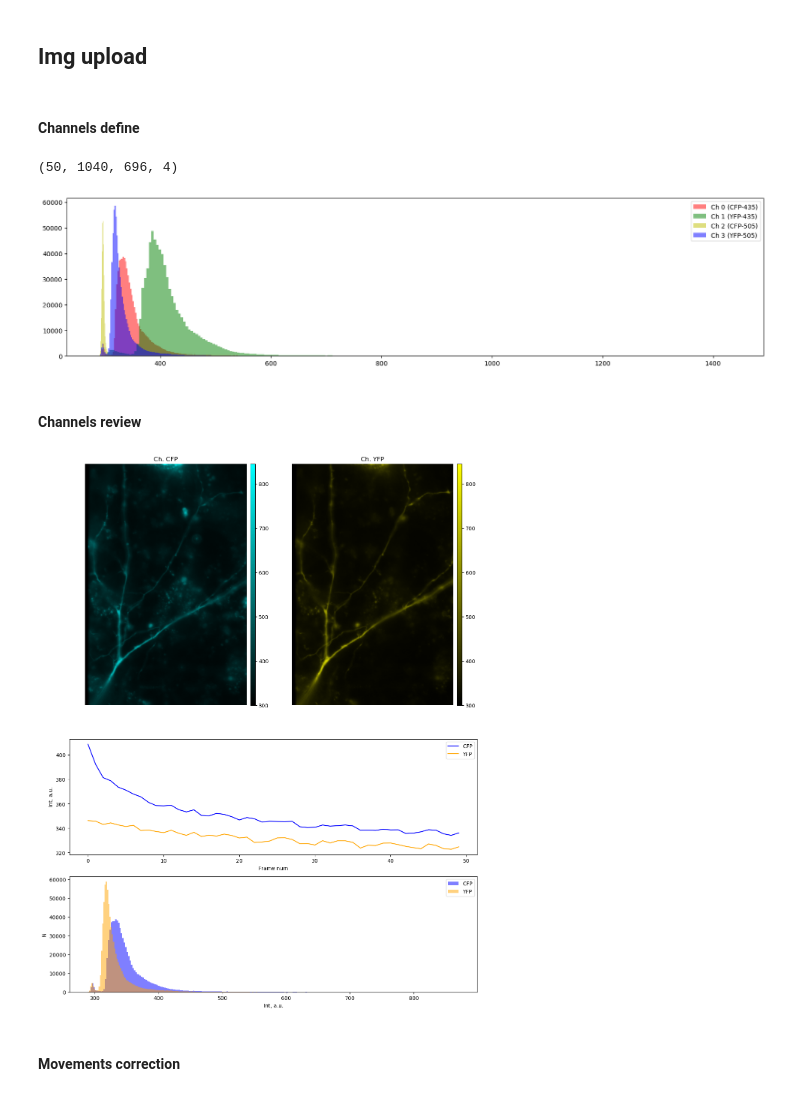
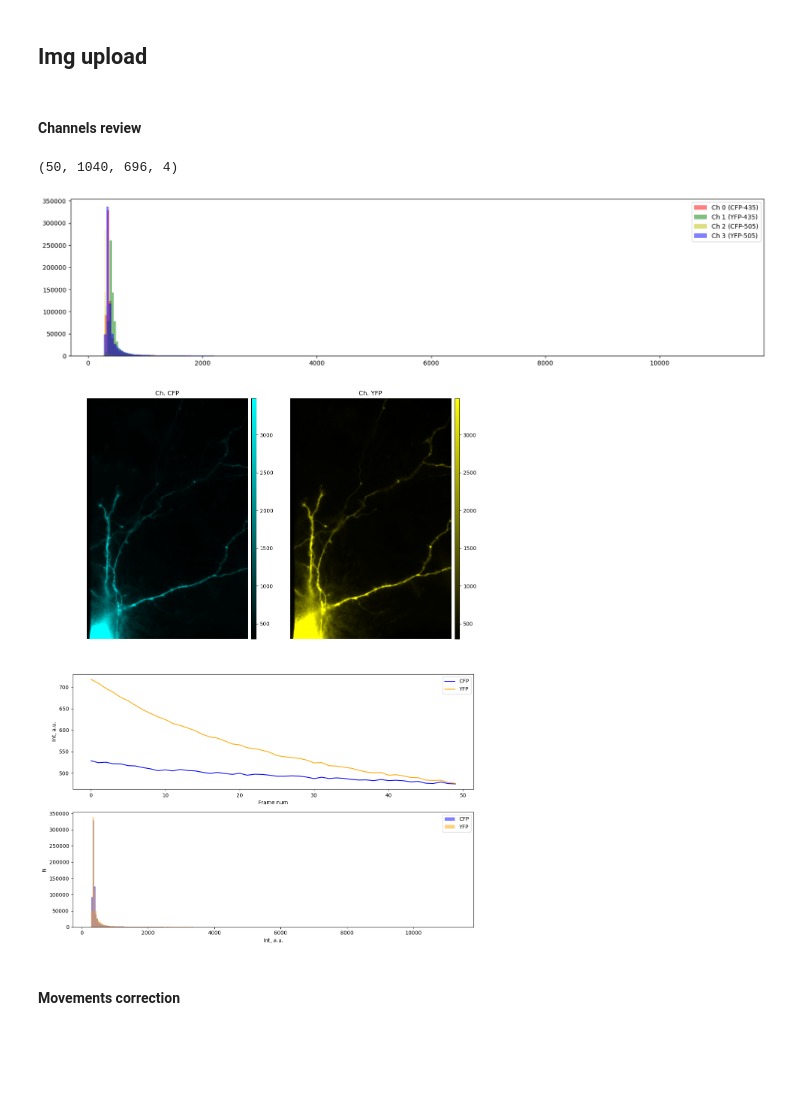
Before and after one commit to wisstock/LTData, a Jupyter notebook: cfp_yfp.ipynb, the cells around one changed output. Drawn from its saved outputs; the diff is of its cells as text; code cells hidden in the pictures; blank space fills up the shorter version.

```diff
--- a/cfp_yfp.ipynb
+++ b/cfp_yfp.ipynb
@@ -107,37 +107,35 @@ def plot_linearmap(cdict):
 # plot_linearmap(dict_red)
 # %% [markdown]
 ## Img upload
-# %% [markdown]
-#### Channels define
-# %%
-img_raw = io.imread('08_good.tif')
-print(img_raw.shape)
-
-img_cfp_raw = img_raw[:,:,:,0]
-img_yfp_raw = img_raw[:,:,:,3]
-
-ch0_ctrl = np.mean(img_raw[:,:,:,0], axis=0)
-ch1_ctrl = np.mean(img_raw[:,:,:,1], axis=0)
-ch2_ctrl = np.mean(img_raw[:,:,:,2], axis=0)
-ch3_ctrl = np.mean(img_raw[:,:,:,3], axis=0)
-
-
-plt.figure(figsize=(20,10))
-
-ax0 = plt.subplot(211)
-ax0.hist(ch0_ctrl.ravel(), bins=256, alpha=.5, label='Ch 0 (CFP-435)', color='r')
-ax0.hist(ch1_ctrl.ravel(), bins=256, alpha=.5, label='Ch 1 (YFP-435)', color='g')
-ax0.hist(ch2_ctrl.ravel(), bins=256, alpha=.5, label='Ch 2 (CFP-505)', color='y')
-ax0.hist(ch3_ctrl.ravel(), bins=256, alpha=.5, label='Ch 3 (YFP-505)', color='b')
-ax0.legend()
-
-plt.show()
-# %% [output]
-(50, 1040, 696, 4)
-[figure, removed]
 # %% [markdown]
 #### Channels review
 # %%
+img_name = '11_good.tif'
+samp_name = img_name.split('.')[0]
+img_raw = io.imread(img_name)
+print(img_raw.shape)
+
+img_cfp_raw = img_raw[:,:,:,0]
+img_yfp_raw = img_raw[:,:,:,3]
+
+ch0_ctrl = np.mean(img_raw[:,:,:,0], axis=0)
+ch1_ctrl = np.mean(img_raw[:,:,:,1], axis=0)
+ch2_ctrl = np.mean(img_raw[:,:,:,2], axis=0)
+ch3_ctrl = np.mean(img_raw[:,:,:,3], axis=0)
+
+
+plt.figure(figsize=(20,10))
+
+ax0 = plt.subplot(211)
+ax0.hist(ch0_ctrl.ravel(), bins=256, alpha=.5, label='Ch 0 (CFP-435)', color='r')
+ax0.hist(ch1_ctrl.ravel(), bins=256, alpha=.5, label='Ch 1 (YFP-435)', color='g')
+ax0.hist(ch2_ctrl.ravel(), bins=256, alpha=.5, label='Ch 2 (CFP-505)', color='y')
+ax0.hist(ch3_ctrl.ravel(), bins=256, alpha=.5, label='Ch 3 (YFP-505)', color='b')
+ax0.legend()
+
+plt.show()
+
+
 img_cfp_ctrl = np.mean(img_cfp_raw, axis=0)
 img_yfp_ctrl = np.mean(img_yfp_raw, axis=0)
 
@@ -159,34 +157,36 @@ div0 = make_axes_locatable(ax0)
 cax0 = div0.append_axes('right', size='3%', pad=0.1)
 plt.colorbar(img0, cax=cax0)
 ax0.axis('off')
 
 ax1 = plt.subplot(222)
 ax1.set_title('Ch. YFP')
 img1 = ax1.imshow(img_yfp_ctrl, cmap=cmap_yellow)
 img1.set_clim(vmin=ctrl_img_int_min, vmax=ctrl_img_int_max)
 div1 = make_axes_locatable(ax1)
 cax1 = div1.append_axes('right', size='3%', pad=0.1)
 plt.colorbar(img1, cax=cax1)
 ax1.axis('off')
 
 ax2 = plt.subplot(413)
 ax2.plot(np.mean(img_cfp_raw, axis=(1,2)), label='CFP', color='blue')
 ax2.plot(np.mean(img_yfp_raw, axis=(1,2)), label='YFP', color='orange')
 ax2.set_xlabel('Frame num')
 ax2.set_ylabel('Int, a.u.')
 ax2.legend()
 
 ax3 = plt.subplot(414)
 ax3.hist(img_cfp_ctrl.ravel(), bins=256, alpha=.5, label='CFP', color='blue')
 ax3.hist(img_yfp_ctrl.ravel(), bins=256, alpha=.5, label='YFP', color='orange')
 ax3.set_xlabel('Int, a.u.')
 ax3.set_ylabel('N')
 ax3.legend()
 
 plt.tight_layout()
 plt.show()
 # %% [output]
+(50, 1040, 696, 4)
-[figure, old version]
+[figure, new version]
+[figure, added]
 # %% [markdown]
 #### Movements correction
 # %%
```
Also changed, not shown: parts of 12 cells of this notebook.
